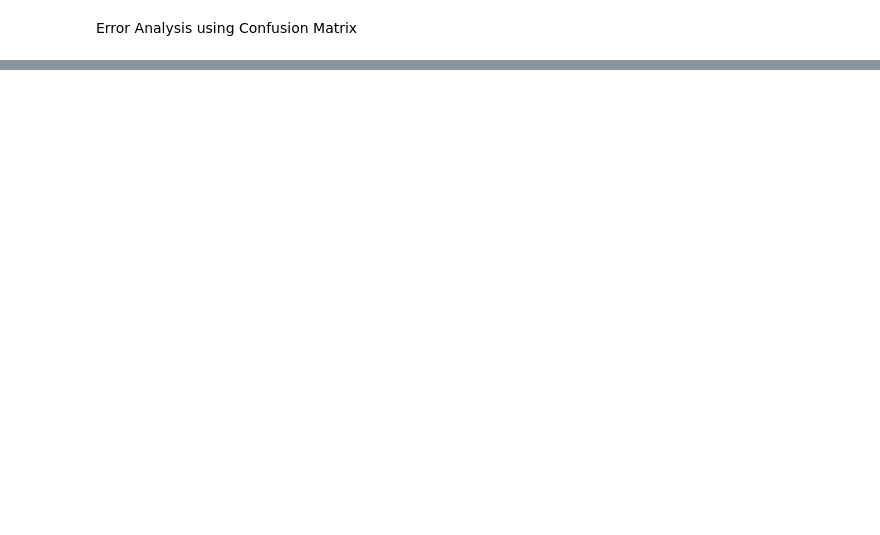
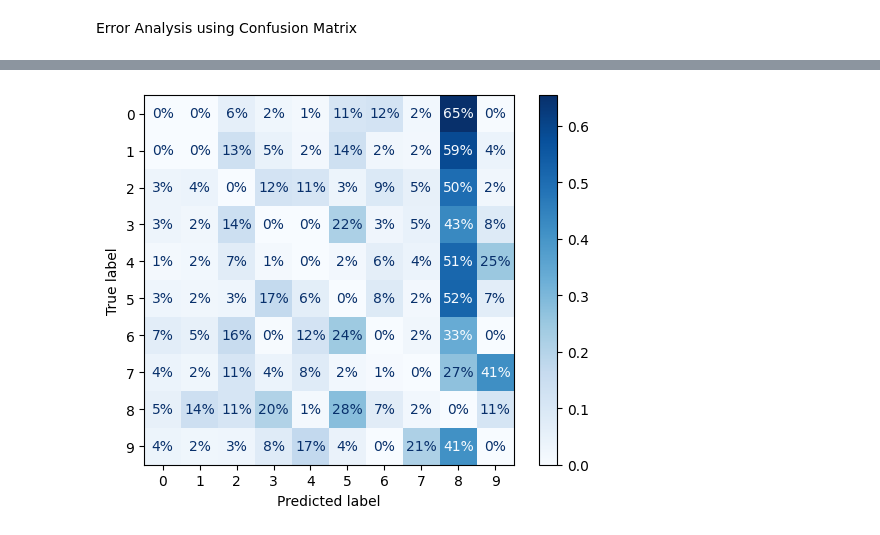
Before and after one commit to sunodmongia/MNIST, a Jupyter notebook: mnist.ipynb, the cells around one changed output, grey strips where cells are left out. Saved outputs shown, nothing was run; the diff lists cells and outputs as text; code cells hidden in the pictures; blank space fills up the shorter version.

```diff
--- a/mnist.ipynb
+++ b/mnist.ipynb
@@ -507,0 +577,9 @@ plt.show()
+# %%
+sample_weight = (y_train_pred != y_train)
+ConfusionMatrixDisplay.from_predictions(
+    y_train, y_train_pred, sample_weight=sample_weight, normalize="true", values_format=".0%", cmap="Blues"
+)
+
+plt.show()
+# %% [output]
+[figure, added]
```
Also changed, not shown: parts of 37 cells of this notebook, 1 other file.
